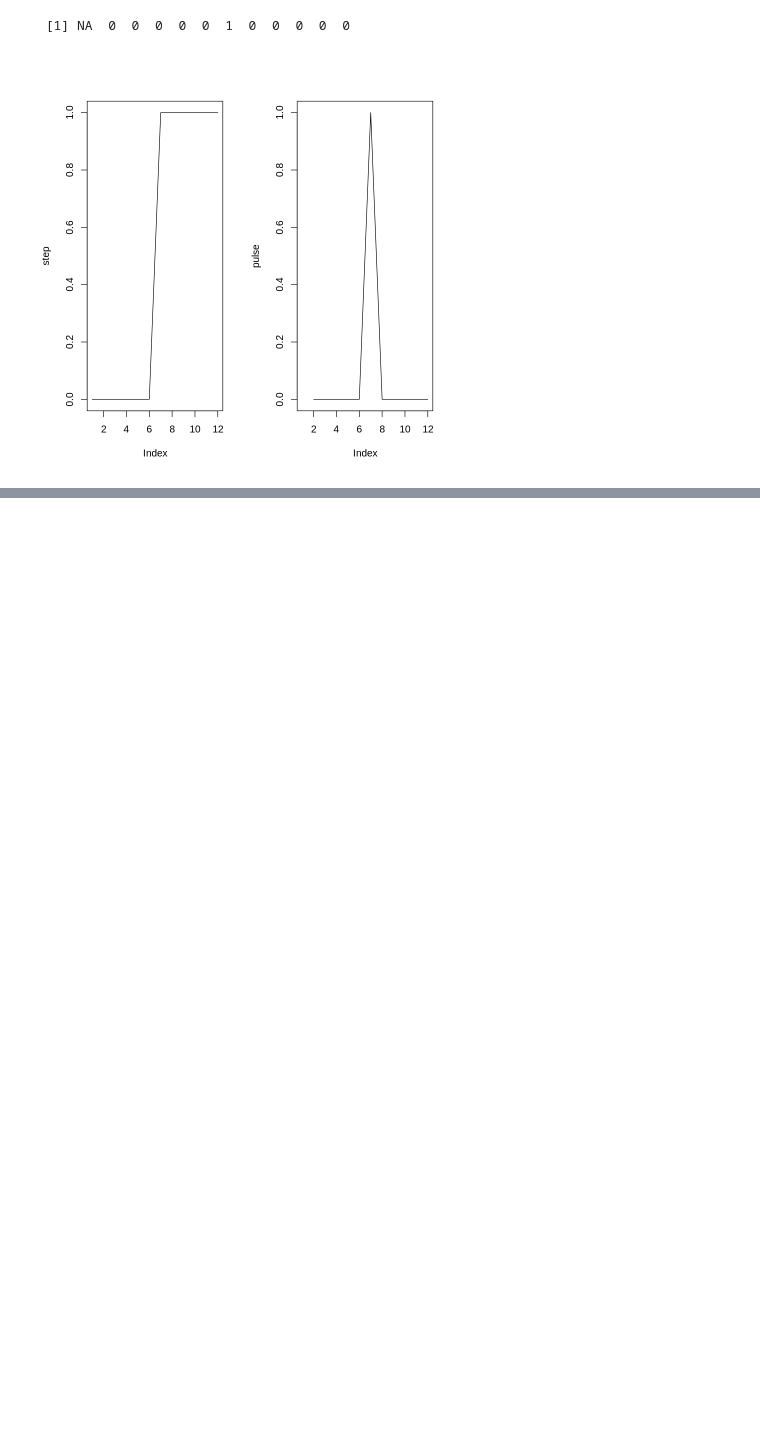
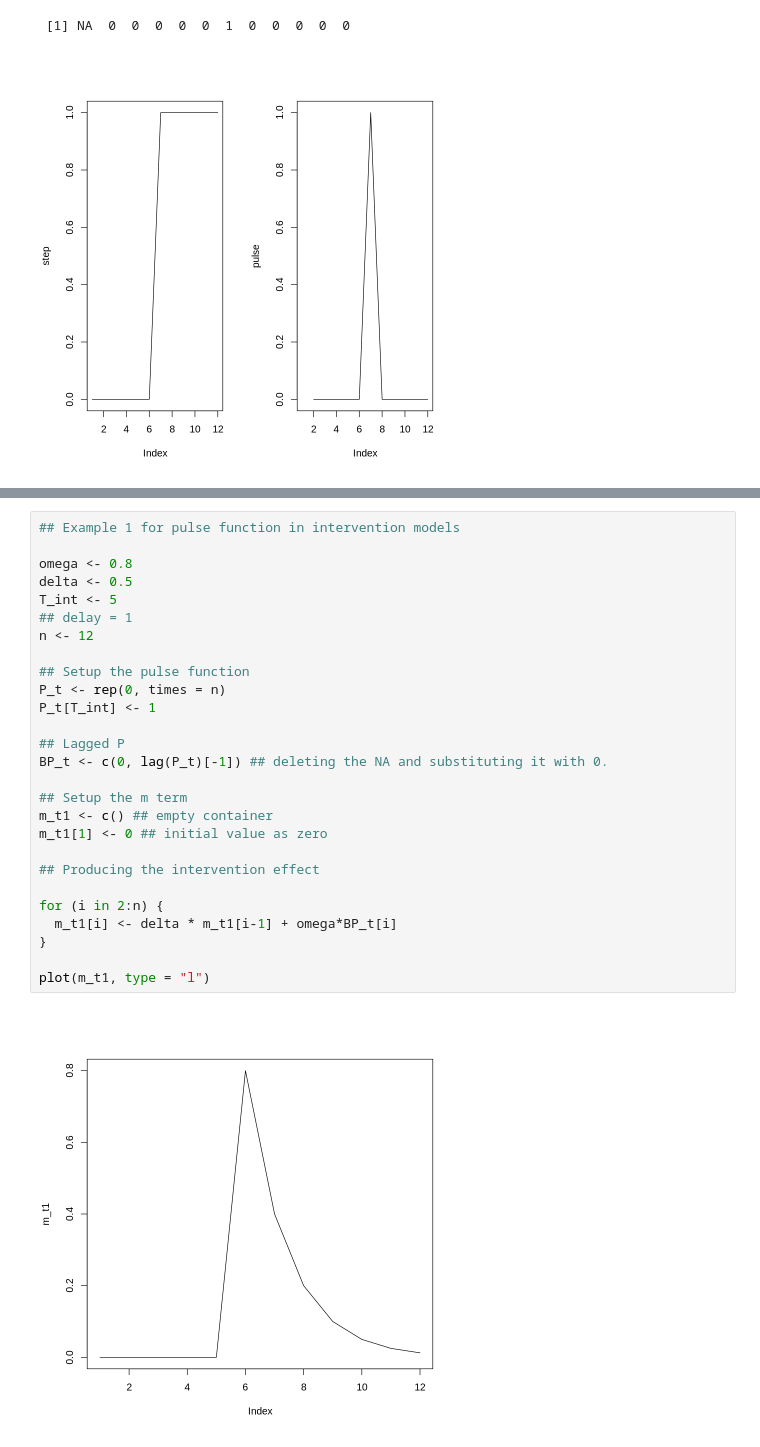
Before and after one commit to pacayton/Stat_268_Advanced_Time_Series_Analysis, a Jupyter notebook: Stat_268_Week2_Intervention_Analysis.ipynb, the cells around one changed output, grey strips where cells are left out. Cells and saved outputs as stored; diff of their text form; blank space fills up the shorter version.

```diff
--- a/Stat_268_Week2_Intervention_Analysis.ipynb
+++ b/Stat_268_Week2_Intervention_Analysis.ipynb
@@ -242,0 +254,29 @@ plot(ex3, type = "l")
+# %%
+## Example 1 for pulse function in intervention models
+
+omega <- 0.8
+delta <- 0.5
+T_int <- 5
+## delay = 1
+n <- 12
+
+## Setup the pulse function
+P_t <- rep(0, times = n)
+P_t[T_int] <- 1
+
+## Lagged P
+BP_t <- c(0, lag(P_t)[-1]) ## deleting the NA and substituting it with 0.
+
+## Setup the m term
+m_t1 <- c() ## empty container
+m_t1[1] <- 0 ## initial value as zero
+
+## Producing the intervention effect
+
+for (i in 2:n) {
+  m_t1[i] <- delta * m_t1[i-1] + omega*BP_t[i]
+}
+
+plot(m_t1, type = "l")
+# %% [output]
+[figure, added]
```
Also changed, not shown: parts of 18 cells of this notebook.
